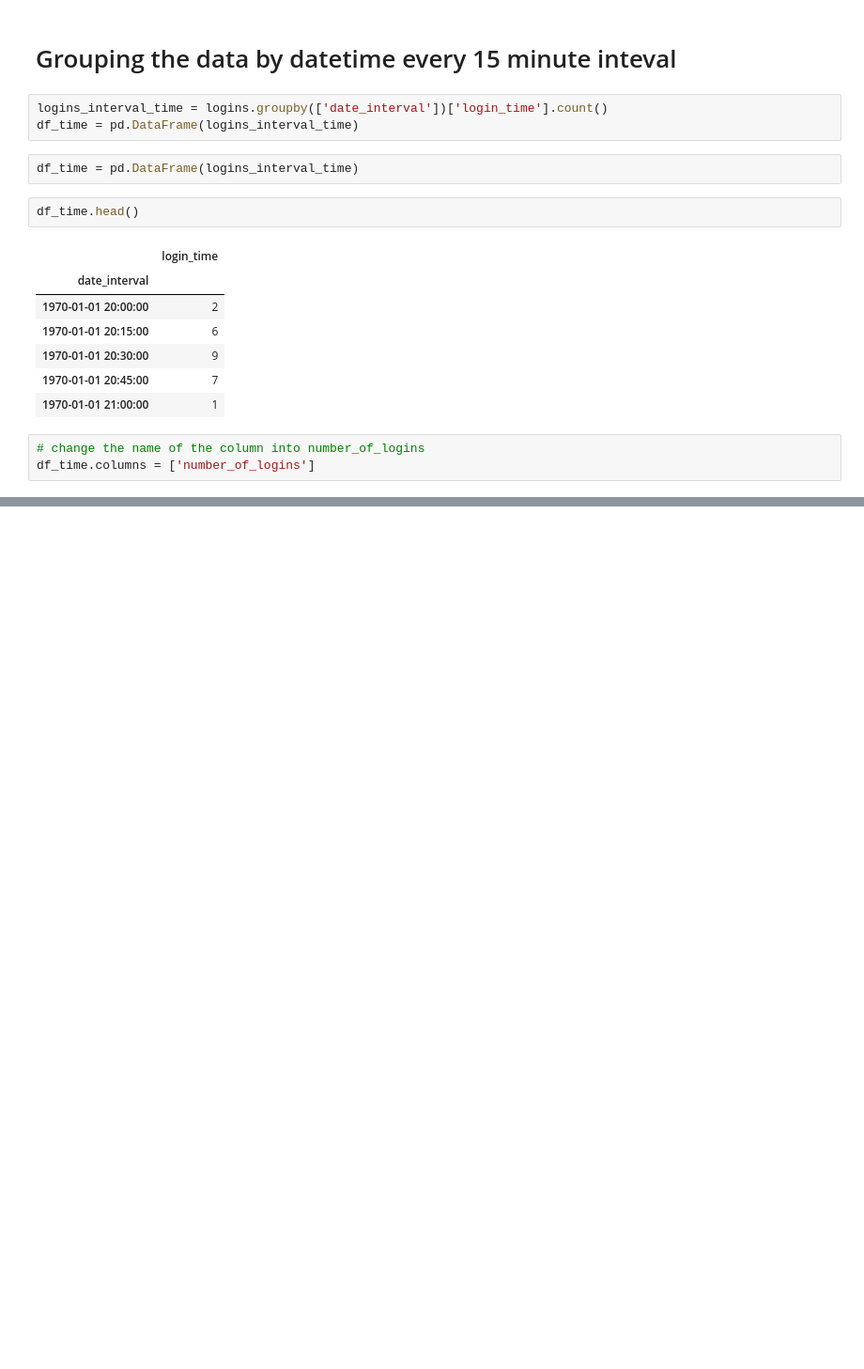
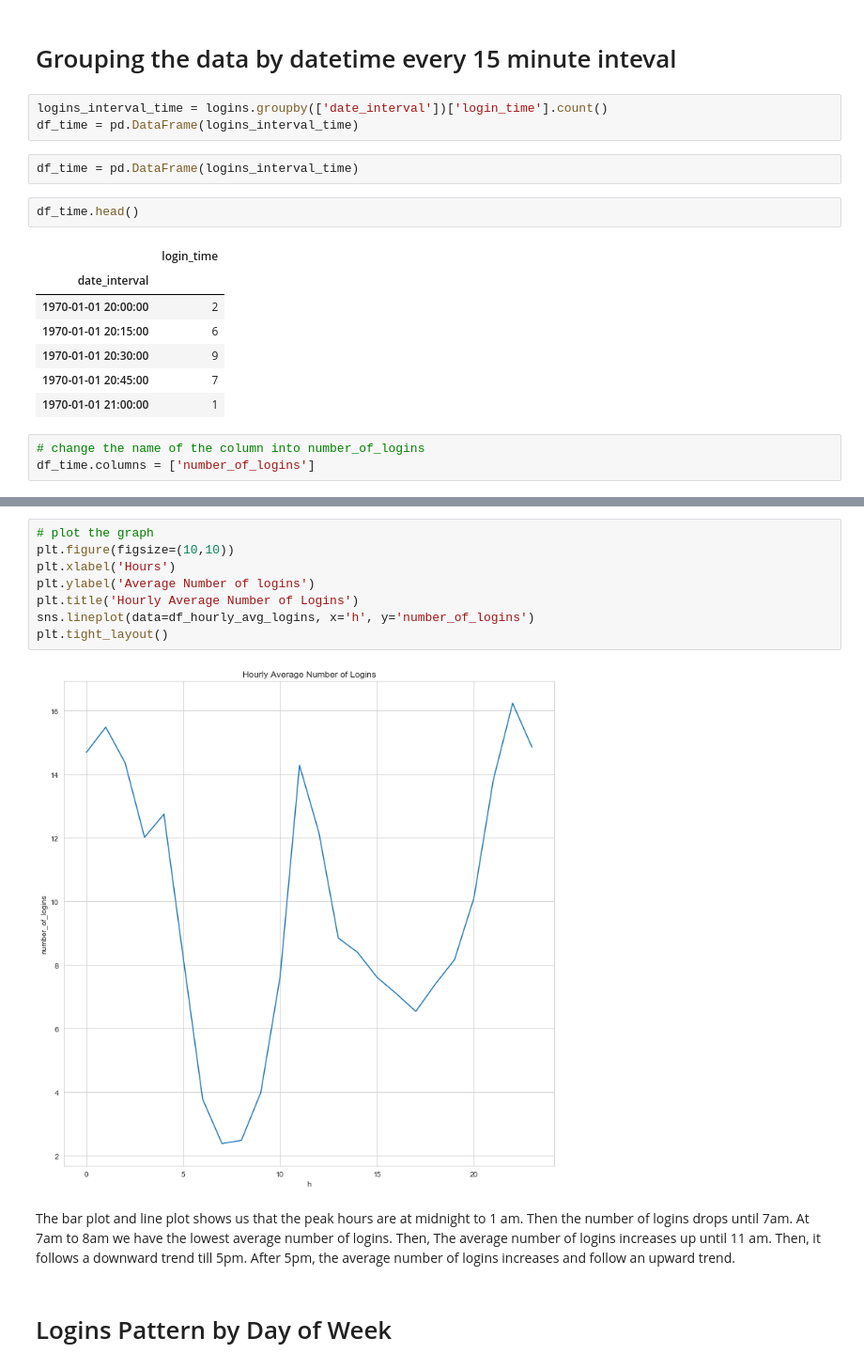
Before and after one commit to sherpalakpa1/ultimate_challenge, a Jupyter notebook: ExploratoryDataAnalysis.ipynb, the cells around one changed output, grey strips where cells are left out. Shown at 94% size. Cells and saved outputs as stored; diff of their text form; blank space fills up the shorter version.

```diff
--- a/ExploratoryDataAnalysis.ipynb
+++ b/ExploratoryDataAnalysis.ipynb
@@ -438,0 +228,14 @@ For the month of January, The login informations for
+# %%
+# plot the graph
+plt.figure(figsize=(10,10))
+plt.xlabel('Hours')
+plt.ylabel('Average Number of logins')
+plt.title('Hourly Average Number of Logins')
+sns.lineplot(data=df_hourly_avg_logins, x='h', y='number_of_logins')
+plt.tight_layout()
+# %% [output]
+[figure, added]
+# %% [markdown]
+The bar plot and line plot shows us that the peak hours are at midnight to 1 am. Then the number of logins drops until 7am. At 7am to 8am we have the lowest average number of logins. Then, The average number of logins increases up until 11 am. Then, it follows a downward trend till 5pm. After 5pm, the average number of logins increases and follow an upward trend.
+# %% [markdown]
+# Logins Pattern by Day of Week
```
Also changed, not shown: parts of 66 cells of this notebook.
